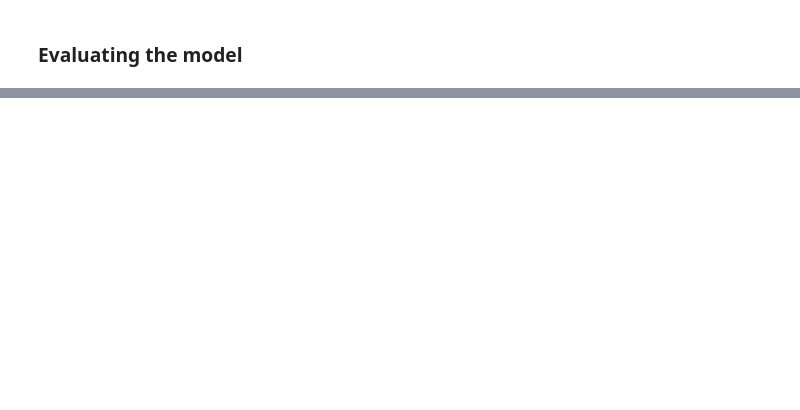
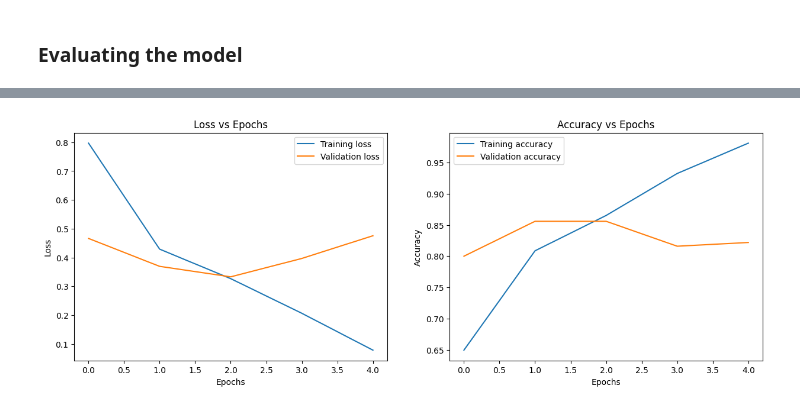
Before and after one commit to alchemistbg/udemy-tensorflow-developer-certificate-bootcamp, a Jupyter notebook: Section-05/Computer_vision_and_CNN.ipynb, the cells around one changed output, grey strips where cells are left out. Drawn from its saved outputs; the diff is of its cells as text; code cells hidden in the pictures; blank space fills up the shorter version.

```diff
--- a/Section-05/Computer_vision_and_CNN.ipynb
+++ b/Section-05/Computer_vision_and_CNN.ipynb
@@ -643,0 +666,45 @@ model_4_base.evaluate(test_data)
+# %%
+def plot_history(history):
+  train_loss = history.history['loss']
+  train_accuracy = history.history['accuracy']
+
+  val_loss = history.history['val_loss']
+  val_accuracy = history.history['val_accuracy']
+
+  epochs = range(len(history.history['loss']))
+
+  # # Plot loss
+  # plt.figure(figsize = (7, 5))
+  # plt.plot(epochs, train_loss, label = 'Training loss')
+  # plt.plot(epochs, val_loss, label = 'Validation loss')
+  # plt.legend()
+  # plt.xlabel('Epochs')
+  # plt.ylabel('Loss')
+  # plt.title('Loss vs Epochs');
+
+  # # Plot accuracy
+  # plt.figure(figsize = (7, 5))
+  # plt.plot(epochs, train_accuracy, label = 'Training accuracy')
+  # plt.plot(epochs, val_accuracy, label = 'Validation accuracy')
+  # plt.legend()
+  # plt.xlabel('Epochs')
+  # plt.ylabel('Accuracy')
+  # plt.title('Accuracy vs Epochs');
+  fig, axs = plt.subplots(nrows = 1, ncols = 2, figsize=(15, 5))
+  axs[0].plot(epochs, train_loss, label = 'Training loss')
+  axs[0].plot(epochs, val_loss, label = 'Validation loss')
+  axs[0].legend()
+  axs[0].set_xlabel('Epochs')
+  axs[0].set_ylabel('Loss')
+  axs[0].set_title('Loss vs Epochs');
+
+  axs[1].plot(epochs, train_accuracy, label = 'Training accuracy')
+  axs[1].plot(epochs, val_accuracy, label = 'Validation accuracy')
+  axs[1].legend()
+  axs[1].set_xlabel('Epochs')
+  axs[1].set_ylabel('Accuracy')
+  axs[1].set_title('Accuracy vs Epochs');
+# %%
+plot_history(history_4_base)
+# %% [output]
+[figure, added]
```
Also changed, not shown: parts of 19 cells of this notebook.
